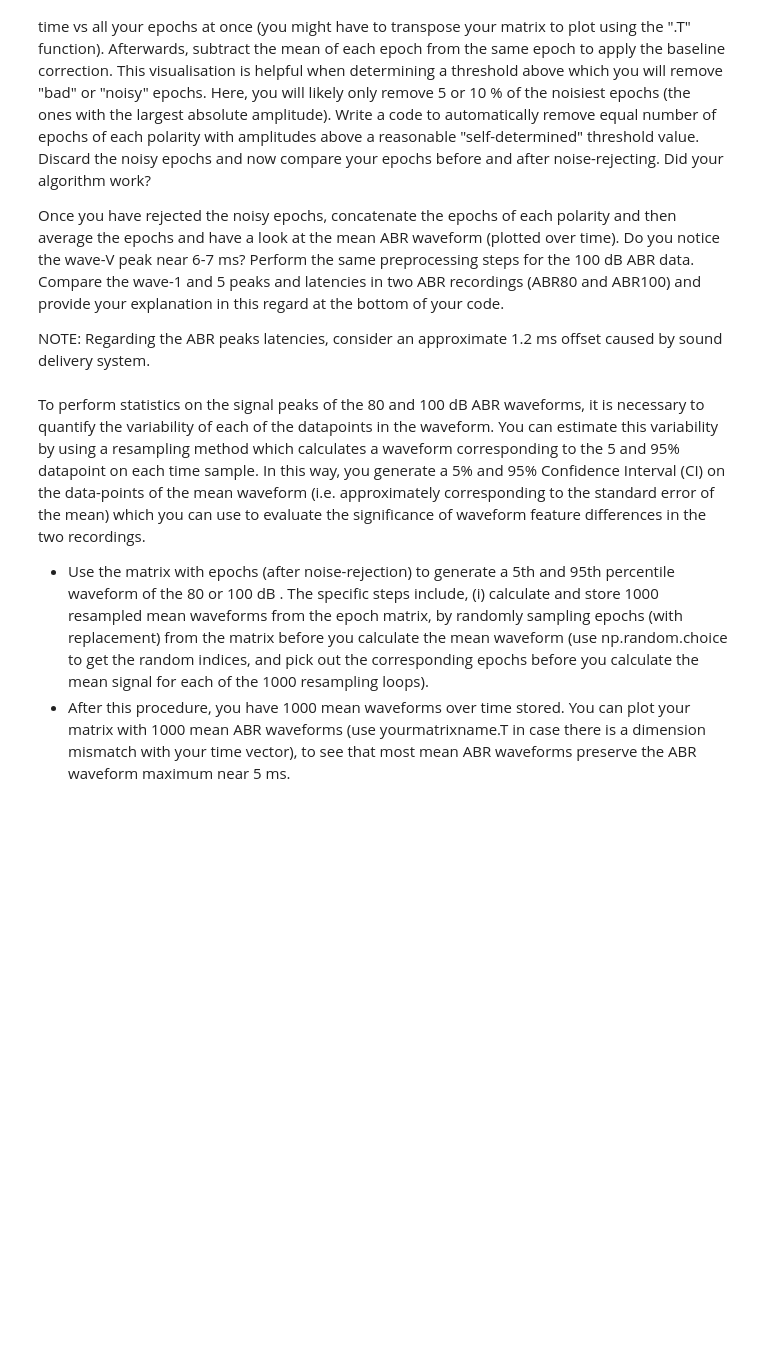
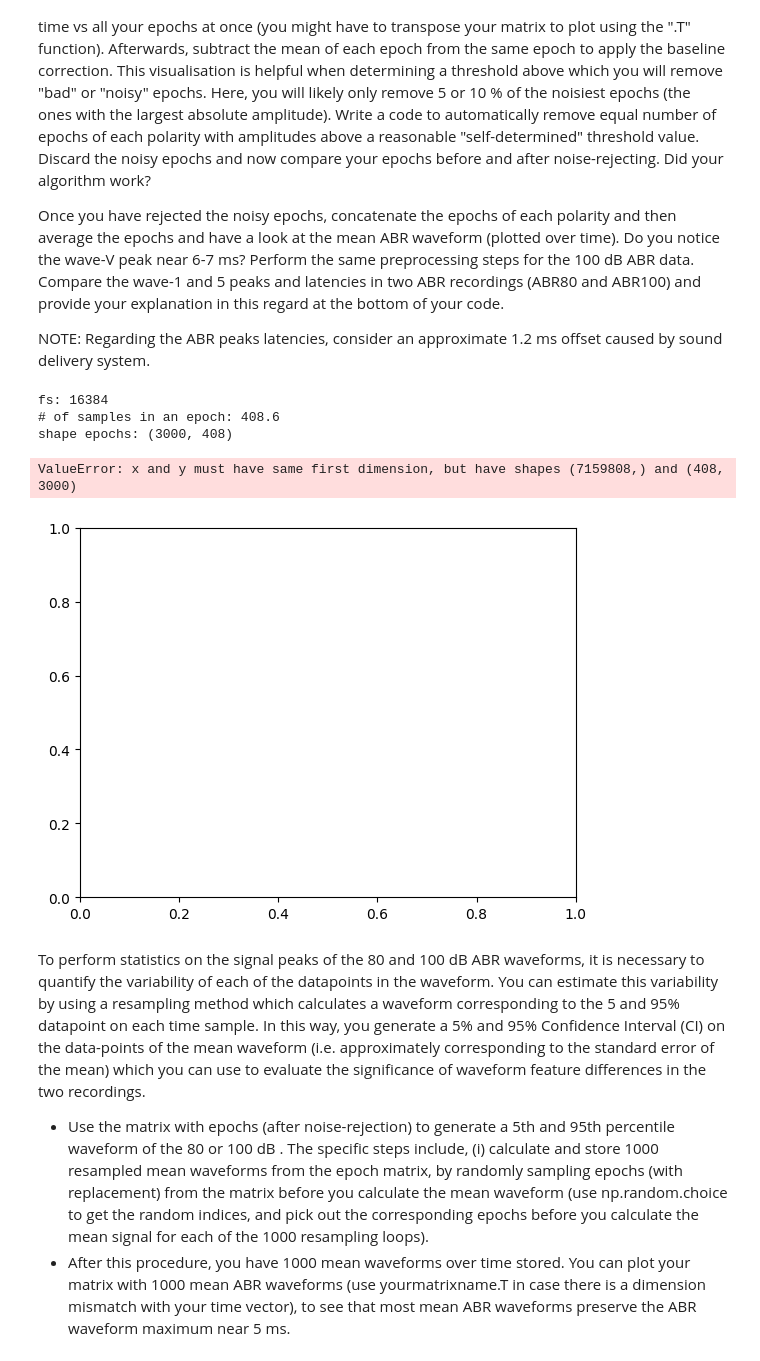
Before and after one commit to cesarz10/Auditory-computation, a Jupyter notebook: AudCompLab2_2022/Exercise_2022.ipynb, the cells around one changed output. Cells and saved outputs as stored; diff of their text form; code cells hidden in the pictures; blank space fills up the shorter version.

Commit message:
dont know how to plot the epochs

```diff
--- a/AudCompLab2_2022/Exercise_2022.ipynb
+++ b/AudCompLab2_2022/Exercise_2022.ipynb
@@ -141,15 +141,14 @@ def filtering(data, order, Fs, Wn, btype):
 # b, a = sig.butter(4, 100, btype='highpass', fs=FS) # first HP filter -> 1500Hz
 # HP_reRef = sig.filtfilt(b, a, re_reference)
 HP_filt = filtering(re_reference, 4, FS, 1500, btype='highpass')
-LP_filt = filtering(HP_filt, 4, FS, 100, btype='lowpass')
-time_domain = np.fft.fft(LP_filt)
-print(f"Filtered: {len(LP_filt)}\nFFT: {len(time_domain)}")
+Filtered_sig = filtering(HP_filt, 4, FS, 100, btype='lowpass')
+time_domain = np.fft.fft(Filtered_sig)
+print(f"Filtered: {len(Filtered_sig)}\nFFT: {len(time_domain)}")
 
 # plt.plot(time, re_reference)
-# plt.plot(time[1000:-1000], HP_filt[1000:-1000], alpha=0.4, label="High pass")
-# plt.plot(time[1000:-1000], LP_filt[1000:-1000], label="HP+LP")
 plt.plot(time, HP_filt, alpha=0.4, label="High pass")
-plt.plot(time, LP_filt, label="HP+LP")
+plt.plot(time, Filtered_sig, label="HP+LP")
+# plt.ylim([-2.5, 2.5])
 plt.title("Filtering the signal")
 plt.xlabel("Time(s)")
 plt.ylabel("Signal")
@@ -181,3 +178,49 @@ NOTE: Regarding the ABR peaks latencies, consider an approximate 1.2 ms offset c
+# %%
+'''
+- Cut signal: 5ms before trigger onset (indx events) up to 20ms after trigger event. DONE
+- Count the number of events you will have (len(indx)) and make a matrix with dimensions (len(indx) x samples) DONE
+    -> samples: time axis which starts 5ms before click until 20ms after the click # DONE
+- When epochs are done, plot time vs all the epochs at once (may have to transpose matrix with .T function)
+- Subtract the mean of each epoch from the same epoch to apply baseline correction
+- Write a code to automatically remove equal number of epochs of each polarity with amplitudes above a reasonable "self determined"
+  threshold value
+- discard the noisy epochs and compare your epochs before and after noise-rejecting. did it work?
+
+- After rejecting noisy epochs, concatenate the epochs of each polarity and then average the epochs and look at the mean ABR waveform (over time)
+- Do you notice the wave-V peak near 6-7ms?, provide your explanation in this regard at the bottom of your code
+
+        -- Regarding the ABR peaks latencies, onsider an approximate 1.2ms offset caused by sound delivery system --
+'''
+
+# print(indx_80)
+# print(max(time))
+print(f"fs: {FS}")
+FSm = FS / 1000
+nsamples_epoch = (25*FSm)-1 # int is 410
+print(f"# of samples in an epoch: {nsamples_epoch}")
+
+epochs = np.zeros([len(indx_80), int(nsamples_epoch)]) # rows x columns -> len(indx) x samples
+print(f"shape epochs: {epochs.shape}") # 3000 triggers, 410 samples in 25ms
+
+# creating epochs matrix
+for i in range(len(indx_80)):
+    click = indx_80[i]
+    epochs[i] = Filtered_sig[click - int(5*FSm): click + int(20*FSm)] # from (click - 5ms) to (click + 20ms)
+
+# print(epochs)
+
+# for epoch in epochs:
+    # print(f"shape: {epoch.shape}")
+    # print(epoch)
+plt.plot(time.T, epochs.T)
+
+# plt.show()
+# %% [output]
+fs: 16384
+# of samples in an epoch: 408.6
+shape epochs: (3000, 408)
+ValueError: x and y must have same first dimension, but have shapes (7159808,) and (408, 3000)
+[figure, added]
 # %%
 #your code goes here (ABR_100 analysis)
 # %% [markdown]
```
Also changed, not shown: parts of 1 cell of this notebook.
